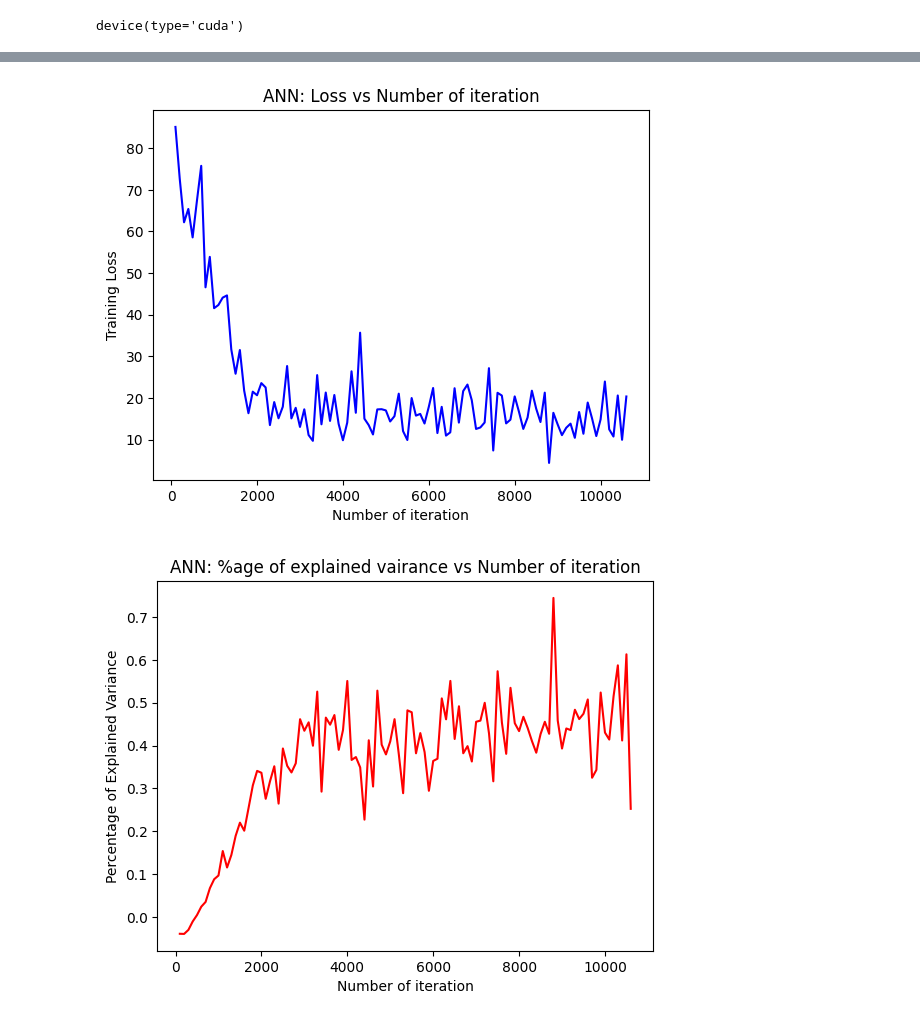
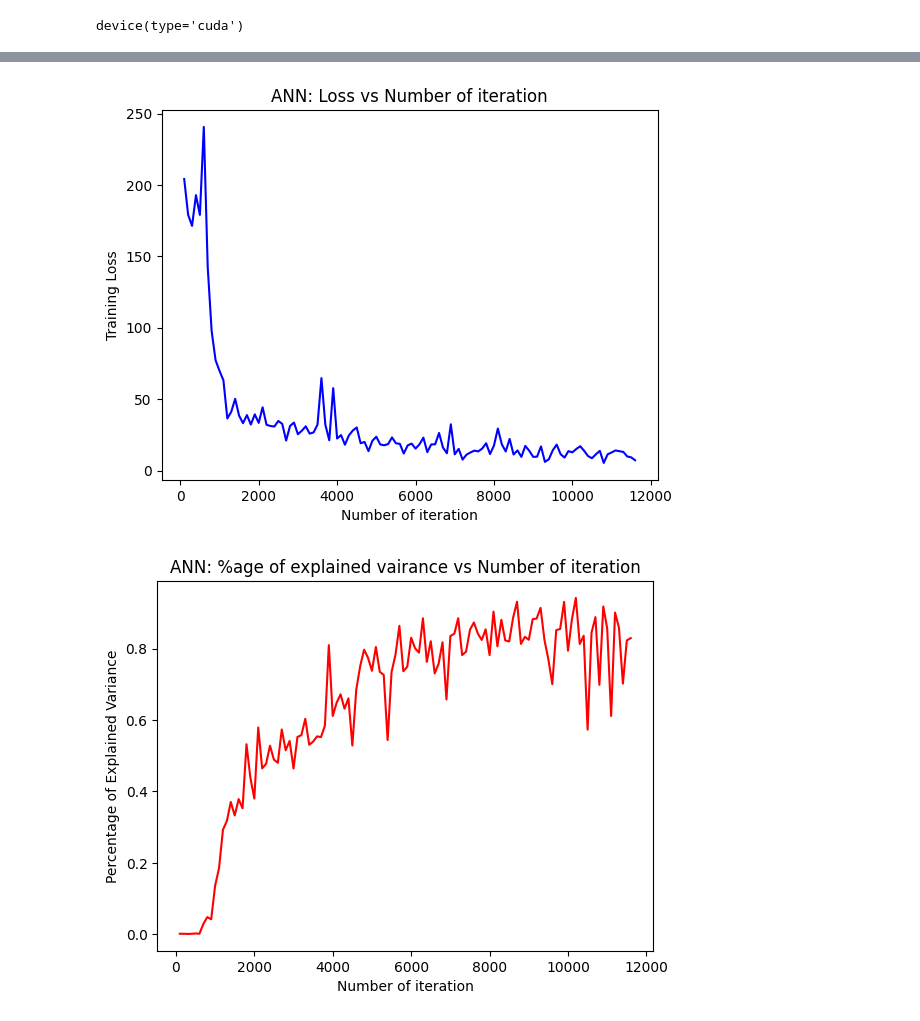
Before and after one commit to goyalharshit79/Mutual-Funds-EDA, a Jupyter notebook: mutual-funds.ipynb, the cells around one changed output, grey strips where cells are left out. Cells and saved outputs as stored; diff of their text form; code cells hidden in the pictures.

```diff
--- a/mutual-funds.ipynb
+++ b/mutual-funds.ipynb
@@ -317,14 +317,14 @@ class CreditModel(nn.Module):
     def __init__(self, input_size, hidden_size, output_size):
         super(CreditModel, self).__init__()
         self.fc1 = nn.Linear(input_size, hidden_size)
-#         self.prelu1 = nn.PReLU(num_parameters = 1)
-#         self.fc2 = nn.Linear(hidden_size, 12)
-        self.prelu2 = nn.PReLU(num_parameters = 1)
-        self.fc3 = nn.Linear(hidden_size, output_size)
+        self.prelu1 = nn.PReLU(num_parameters = 1)
+        self.fc2 = nn.Linear(hidden_size, int(hidden_size / 2))
+        self.prelu2 = nn.ReLU()
+        self.fc3 = nn.Linear(int(hidden_size / 2), output_size)
     def forward(self, x):
         x = self.fc1(x)
-#         x = self.prelu1(x)
-#         x = self.fc2(x)
+        x = self.prelu1(x)
+        x = self.fc2(x)
         x = self.prelu2(x)
         x = self.fc3(x)
         return x
@@ -337,9 +337,8 @@ device(type='cuda')
 # %%
 #Initialising the model
 input_size = train_features.shape[1]  # Number of input features
-hidden_size = 24
+hidden_size = 26
 output_size = 2  # Two output variables
-print(input_size, hidden_size, output_size)
 
 model = CreditModel(input_size, hidden_size, output_size)
 
@@ -356,7 +356,7 @@ CreditModel(
 # %%
 #setting some of the other hyperparams
 iterations = 10000
-batch_size = 50
+batch_size = 100
 epochs = int(iterations/(int(train_features.shape[0])/batch_size))
 print(f"epochs: {epochs}")
 
@@ -391,8 +391,9 @@ for epoch in range(epochs):
         # Forward propagation
         y_hat_train = model(train_feature)
 
-        # Calculate softmax and cross entropy loss
-        loss = error(y_hat_train, ground_truth_train)
+        # Calculate loss
+        weight = 0.4  # Relative weight for the first output
+        loss = weight * error(y_hat_train[:,0], ground_truth_train[:,0]) + (1. - weight) * error(y_hat_train[:,1], ground_truth_train[:,1])
 
         # Calculate gradients
         loss.backward()
@@ -404,16 +405,6 @@ for epoch in range(epochs):
 
         #for every 100 epochs, we will calculate the validation accuracy
         if count % 100 == 0:
-
-#             for val_feature, val_target in val_loader:
-
-#                 val_feature, val_target = val_feature.to(device), val_target.to(device)
-
-            #forward Prop
-#             y_hat_val = model(val_feature)
-
-            #calculating validation loss
-#             loss_val = error(y_hat_val, val_target)
             pev = 1.0 - (torch.var(ground_truth_train - y_hat_train) / torch.var(ground_truth_train))
 
             loss_list.append(loss.data)
@@ -443,24 +434,24 @@ Iterations: 10500 Training_loss: 9.974050521850586 PEV:0.6128302812576294
 # %%
 #tconverting into tensors to be able to plot
-loss_tensor = torch.tensor(loss_list, dtype=torch.float32)
-pev_tensor = torch.tensor(pev_list, dtype=torch.float32)
-iteration_tensor = torch.tensor(iterations, dtype = torch.float32)
+loss_list = torch.tensor(loss_list, dtype=torch.float32).numpy()
+pev_list = torch.tensor(pev_list, dtype=torch.float32).numpy
+iterations = torch.tensor(iterations, dtype = torch.float32).numpy()
 # visualization loss
-plt.plot(iteration_tensor.numpy(), loss_tensor.numpy(), color = "blue")
+plt.plot(iterations, loss_list, color = "blue")
 plt.xlabel("Number of iteration")
 plt.ylabel("Training Loss")
 plt.title("ANN: Loss vs Number of iteration")
 plt.show()
 
 # visualization accuracy
-plt.plot(iteration_tensor.numpy(), pev_tensor.numpy(),color = "red")
+plt.plot(iterations, pev_tensor,color = "red")
 plt.xlabel("Number of iteration")
 plt.ylabel("Percentage of Explained Variance")
 plt.title("ANN: %age of explained vairance vs Number of iteration")
 plt.show()
 # %% [output]
-[figure, old version]
+[figure, new version]
-[figure, old version]
+[figure, new version]
 # %%
 #checking on validation set
 for val_feature, ground_truth_val in val_loader:
```
Also changed, not shown: parts of 38 cells of this notebook.
